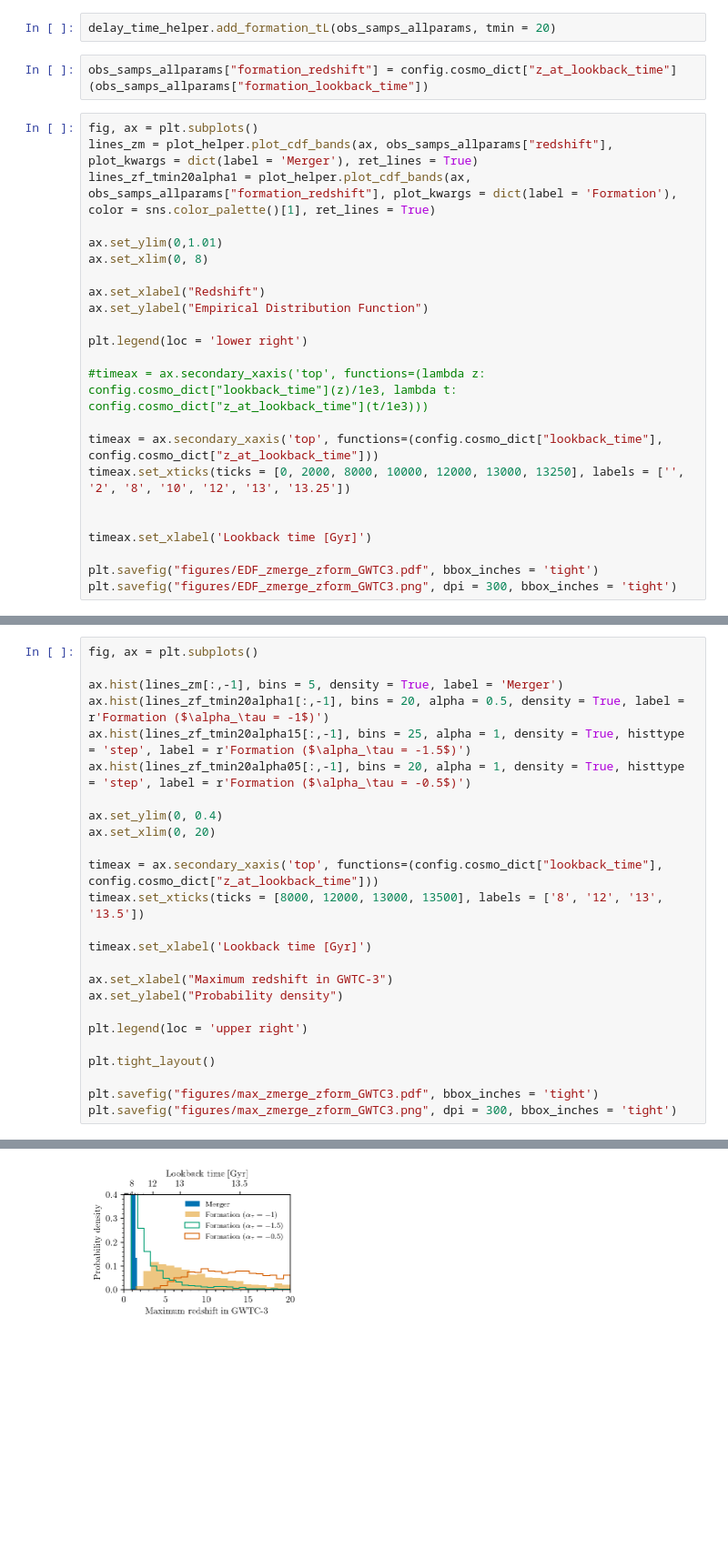
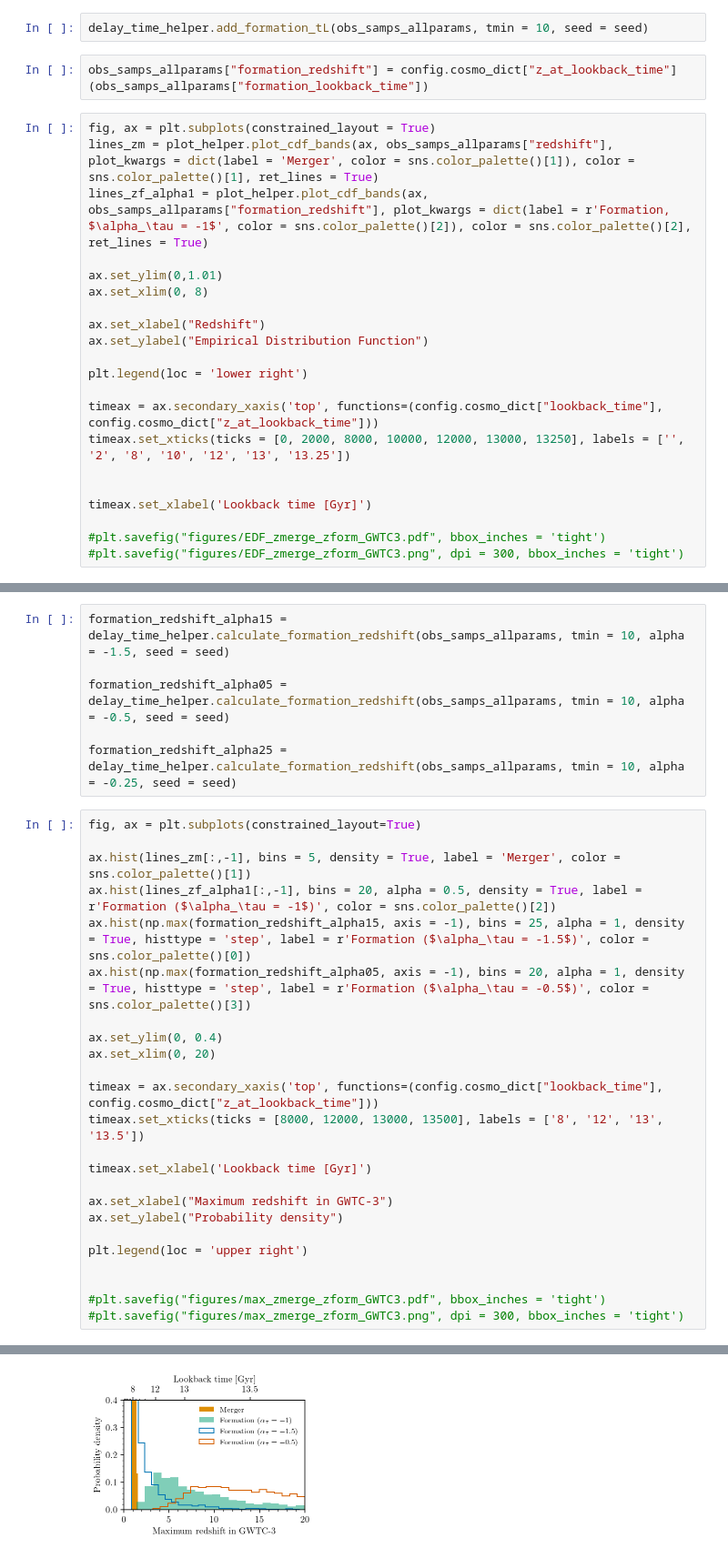
Before and after one commit to mfishbach/oldest-black-holes, a Jupyter notebook: OldestBlackHoles_Paper_Plots.ipynb, the cells around one changed output, grey strips where cells are left out. Shown: that part at 91% size. Cells and saved outputs as stored; diff of their text form; blank space fills up the shorter version.

```diff
--- a/OldestBlackHoles_Paper_Plots.ipynb
+++ b/OldestBlackHoles_Paper_Plots.ipynb
@@ -94,13 +104,13 @@ with h5py.File('/Users/mayafishbach/Desktop/gw-pop-numpyro/notebooks/reweighted_
     for key in inp.keys():
         obs_samps_allparams[key] = jnp.array(inp[key])
 # %%
-delay_time_helper.add_formation_tL(obs_samps_allparams, tmin = 20)
+delay_time_helper.add_formation_tL(obs_samps_allparams, tmin = 10, seed = seed)
 # %%
 obs_samps_allparams["formation_redshift"] = config.cosmo_dict["z_at_lookback_time"](obs_samps_allparams["formation_lookback_time"])
 # %%
-fig, ax = plt.subplots()
-lines_zm = plot_helper.plot_cdf_bands(ax, obs_samps_allparams["redshift"], plot_kwargs = dict(label = 'Merger'), ret_lines = True)
-lines_zf_tmin20alpha1 = plot_helper.plot_cdf_bands(ax, obs_samps_allparams["formation_redshift"], plot_kwargs = dict(label = 'Formation'), color = sns.color_palette()[1], ret_lines = True)
+fig, ax = plt.subplots(constrained_layout = True)
+lines_zm = plot_helper.plot_cdf_bands(ax, obs_samps_allparams["redshift"], plot_kwargs = dict(label = 'Merger', color = sns.color_palette()[1]), color = sns.color_palette()[1], ret_lines = True)
+lines_zf_alpha1 = plot_helper.plot_cdf_bands(ax, obs_samps_allparams["formation_redshift"], plot_kwargs = dict(label = r'Formation, $\alpha_\tau = -1$', color = sns.color_palette()[2]), color = sns.color_palette()[2], ret_lines = True)
 
 ax.set_ylim(0,1.01)
 ax.set_xlim(0, 8)
@@ -110,14 +120,12 @@ ax.set_ylabel("Empirical Distribution Function")
 
 plt.legend(loc = 'lower right')
 
-#timeax = ax.secondary_xaxis('top', functions=(lambda z: config.cosmo_dict["lookback_time"](z)/1e3, lambda t: config.cosmo_dict["z_at_lookback_time"](t/1e3)))
-
 timeax = ax.secondary_xaxis('top', functions=(config.cosmo_dict["lookback_time"], config.cosmo_dict["z_at_lookback_time"]))
 timeax.set_xticks(ticks = [0, 2000, 8000, 10000, 12000, 13000, 13250], labels = ['', '2', '8', '10', '12', '13', '13.25'])
 
 
 timeax.set_xlabel('Lookback time [Gyr]')
 
-plt.savefig("figures/EDF_zmerge_zform_GWTC3.pdf", bbox_inches = 'tight')
-plt.savefig("figures/EDF_zmerge_zform_GWTC3.png", dpi = 300, bbox_inches = 'tight')
+#plt.savefig("figures/EDF_zmerge_zform_GWTC3.pdf", bbox_inches = 'tight')
+#plt.savefig("figures/EDF_zmerge_zform_GWTC3.png", dpi = 300, bbox_inches = 'tight')
 # %% [output]
@@ -133,10 +169,16 @@ lines_zf_tmin20alpha05 = plot_helper.plot_cdf_bands(ax, formation_redshift_tmin2
+# %%
+formation_redshift_alpha15 = delay_time_helper.calculate_formation_redshift(obs_samps_allparams, tmin = 10, alpha = -1.5, seed = seed)
+
+formation_redshift_alpha05 = delay_time_helper.calculate_formation_redshift(obs_samps_allparams, tmin = 10, alpha = -0.5, seed = seed)
+
+formation_redshift_alpha25 = delay_time_helper.calculate_formation_redshift(obs_samps_allparams, tmin = 10, alpha = -0.25, seed = seed)
 # %%
-fig, ax = plt.subplots()
+fig, ax = plt.subplots(constrained_layout=True)
 
-ax.hist(lines_zm[:,-1], bins = 5, density = True, label = 'Merger')
-ax.hist(lines_zf_tmin20alpha1[:,-1], bins = 20, alpha = 0.5, density = True, label = r'Formation ($\alpha_\tau = -1$)')
-ax.hist(lines_zf_tmin20alpha15[:,-1], bins = 25, alpha = 1, density = True, histtype = 'step', label = r'Formation ($\alpha_\tau = -1.5$)')
-ax.hist(lines_zf_tmin20alpha05[:,-1], bins = 20, alpha = 1, density = True, histtype = 'step', label = r'Formation ($\alpha_\tau = -0.5$)')
+ax.hist(lines_zm[:,-1], bins = 5, density = True, label = 'Merger', color = sns.color_palette()[1])
+ax.hist(lines_zf_alpha1[:,-1], bins = 20, alpha = 0.5, density = True, label = r'Formation ($\alpha_\tau = -1$)', color = sns.color_palette()[2])
+ax.hist(np.max(formation_redshift_alpha15, axis = -1), bins = 25, alpha = 1, density = True, histtype = 'step', label = r'Formation ($\alpha_\tau = -1.5$)', color = sns.color_palette()[0])
+ax.hist(np.max(formation_redshift_alpha05, axis = -1), bins = 20, alpha = 1, density = True, histtype = 'step', label = r'Formation ($\alpha_\tau = -0.5$)', color = sns.color_palette()[3])
 
 ax.set_ylim(0, 0.4)
 ax.set_xlim(0, 20)
@@ -151,8 +193,7 @@ ax.set_ylabel("Probability density")
 
 plt.legend(loc = 'upper right')
 
-plt.tight_layout()
 
-plt.savefig("figures/max_zmerge_zform_GWTC3.pdf", bbox_inches = 'tight')
-plt.savefig("figures/max_zmerge_zform_GWTC3.png", dpi = 300, bbox_inches = 'tight')
+#plt.savefig("figures/max_zmerge_zform_GWTC3.pdf", bbox_inches = 'tight')
+#plt.savefig("figures/max_zmerge_zform_GWTC3.png", dpi = 300, bbox_inches = 'tight')
 # %% [output]
@@ -159 +201 @@ plt.savefig("figures/max_zmerge_zform_GWTC3.png", dpi = 300, bbox_inches = 'tigh
-[figure, old version]
+[figure, new version]
```
Also changed, not shown: parts of 36 cells of this notebook.
